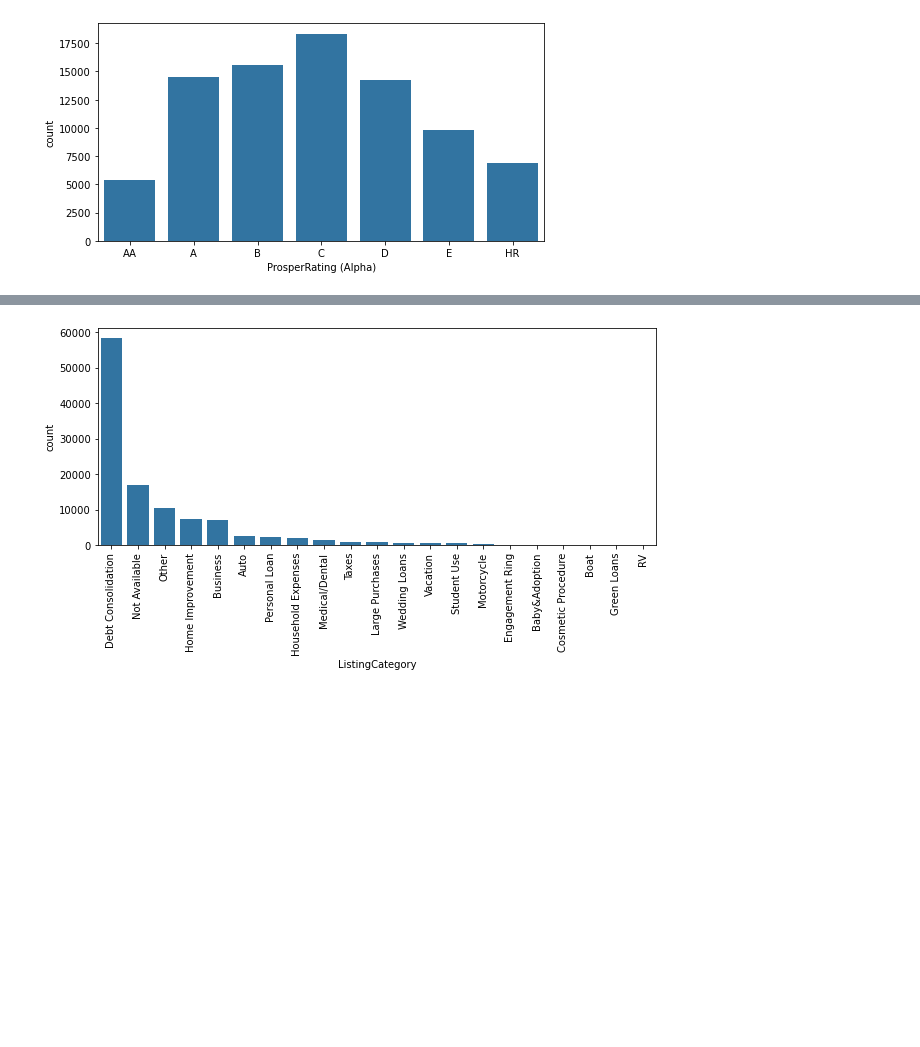
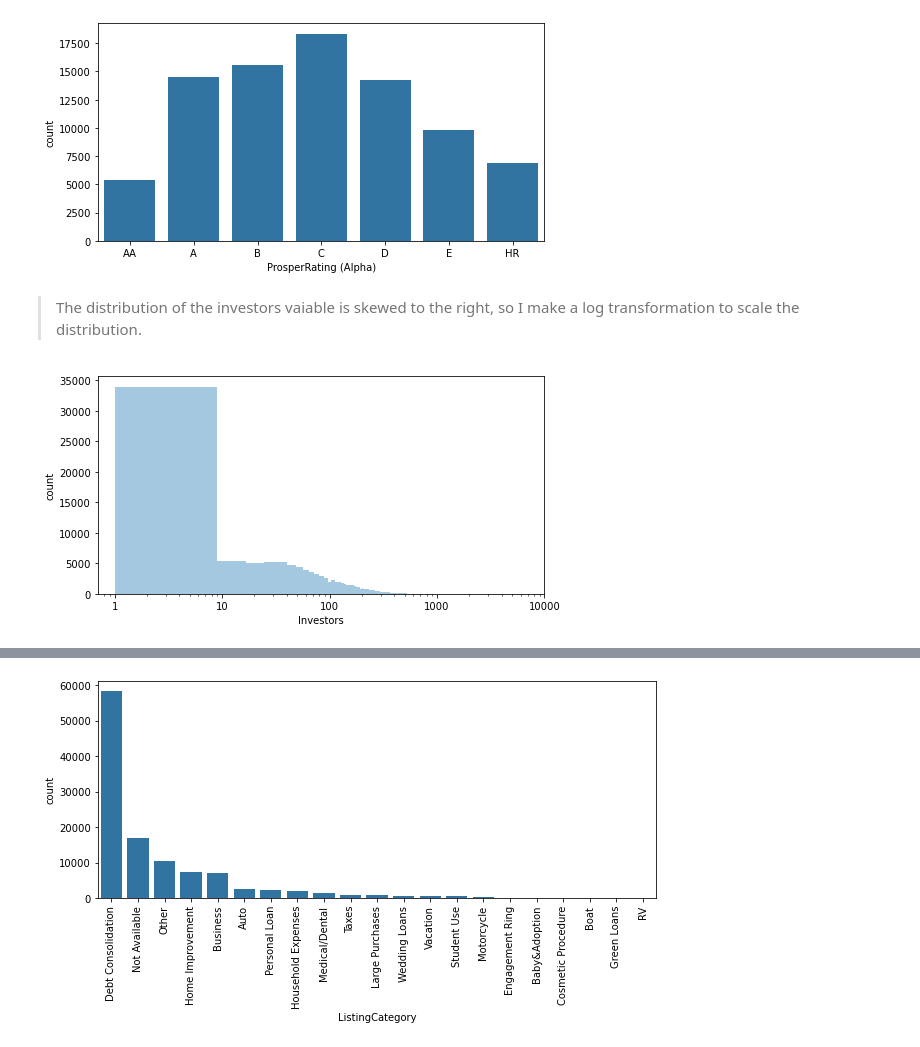
Before and after one commit to abdulrahman-hassanin/Advanced-Data-Analysis-ND-FWD, a Jupyter notebook: Project 3 - Commuincate Data Findings/Propser_Loan_Data_Exploration.ipynb, the cells around one changed output, grey strips where cells are left out. Cells and saved outputs as stored; diff of their text form; code cells hidden in the pictures; blank space fills up the shorter version.

```diff
--- a/Project 3 - Commuincate Data Findings/Propser_Loan_Data_Exploration.ipynb
+++ b/Project 3 - Commuincate Data Findings/Propser_Loan_Data_Exploration.ipynb
@@ -171,3 +170,15 @@ sb.countplot(loan['ProsperRating (Alpha)'], color=color_base)
 plt.ylabel('count');
 # %% [output]
 [figure]
+# %% [markdown]
+> The distribution of the investors vaiable is skewed to the right, so I make a log transformation to scale the distribution.
+# %%
+plt.figure(figsize=[8, 4])
+sb.distplot(loan.Investors, color=color_base, bins = 150, kde=False)
+plt.xscale('log');
+ticks = [1, 10, 100, 1000, 10000]
+labels = ['{}'.format(val) for val in ticks]
+plt.xticks(ticks, labels)
+plt.ylabel('count');
+# %% [output]
+[figure, added]
```
Also changed, not shown: parts of 20 cells of this notebook, 1 other file.
